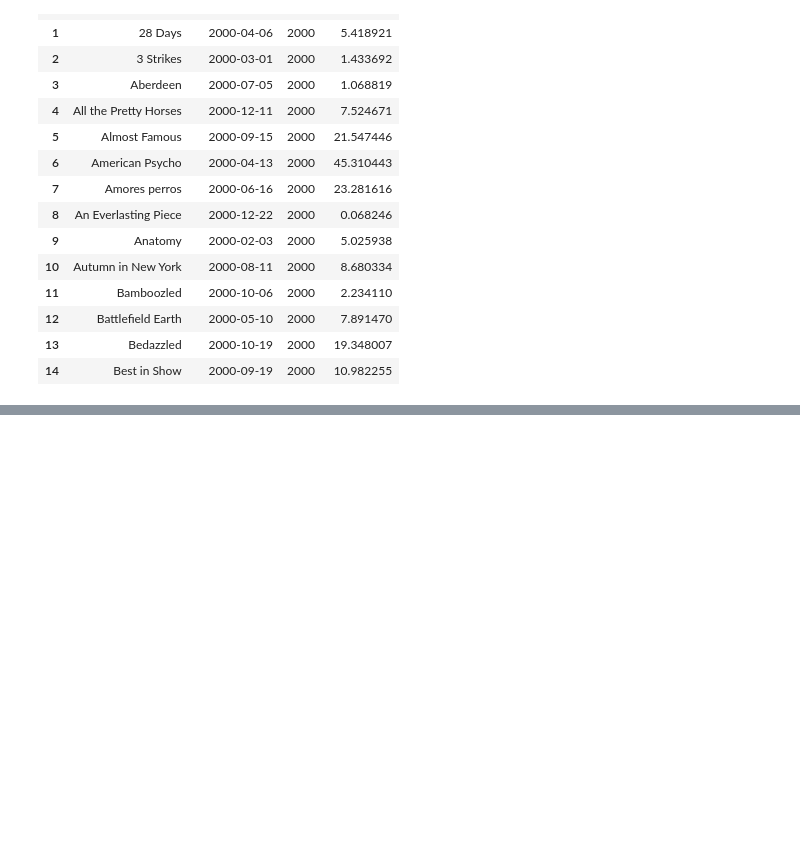
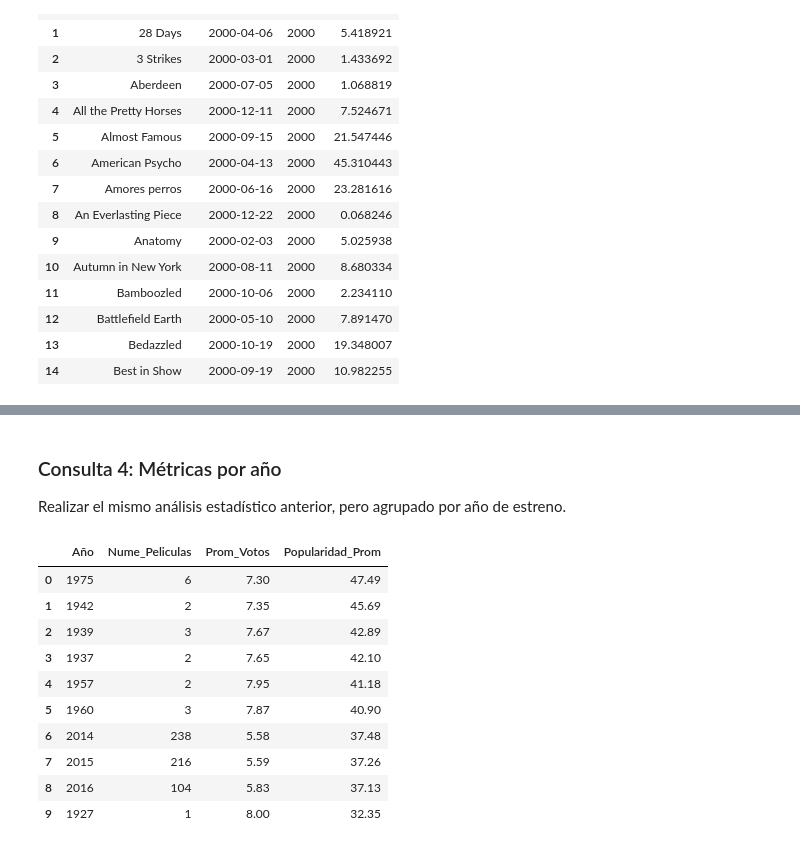
Before and after one commit to Morales222/Asignacion-3-Base-de-Datos, a Jupyter notebook: notebook-asignacion-3.ipynb, the cells around one changed output, grey strips where cells are left out. Cells and saved outputs as stored; diff of their text form; code cells hidden in the pictures; blank space fills up the shorter version.

```diff
--- a/notebook-asignacion-3.ipynb
+++ b/notebook-asignacion-3.ipynb
@@ -1429,0 +1466,36 @@ display(result_year)
+# %% [markdown]
+### Consulta 4: Métricas por año
+
+Realizar el mismo análisis estadístico anterior, pero agrupado por año de estreno.
+# %%
+# Consulta 4: Métricas por año
+
+query_metrics_year = """
+SELECT
+    release_year AS Año,
+    COUNT(movie_id) AS Nume_Peliculas,
+    ROUND(AVG(vote_average), 2) AS Prom_Votos,
+    ROUND(AVG(popularity), 2) AS Popularidad_Prom
+FROM movies
+WHERE release_year IS NOT NULL
+GROUP BY release_year
+HAVING AVG(popularity) >= 6
+ORDER BY Popularidad_Prom DESC
+LIMIT 10;
+"""
+
+result_metrics_year = pd.read_sql_query(query_metrics_year, conn)
+
+display(result_metrics_year)
+# %% [output]
+|  | Año | Nume_Peliculas | Prom_Votos | Popularidad_Prom |
+| 0 | 1975 | 6 | 7.30 | 47.49 |
+| 1 | 1942 | 2 | 7.35 | 45.69 |
+| 2 | 1939 | 3 | 7.67 | 42.89 |
+| 3 | 1937 | 2 | 7.65 | 42.10 |
+| 4 | 1957 | 2 | 7.95 | 41.18 |
+| 5 | 1960 | 3 | 7.87 | 40.90 |
+| 6 | 2014 | 238 | 5.58 | 37.48 |
+| 7 | 2015 | 216 | 5.59 | 37.26 |
+| 8 | 2016 | 104 | 5.83 | 37.13 |
+| 9 | 1927 | 1 | 8.00 | 32.35 |
```
Also changed, not shown: parts of 2 cells of this notebook.
